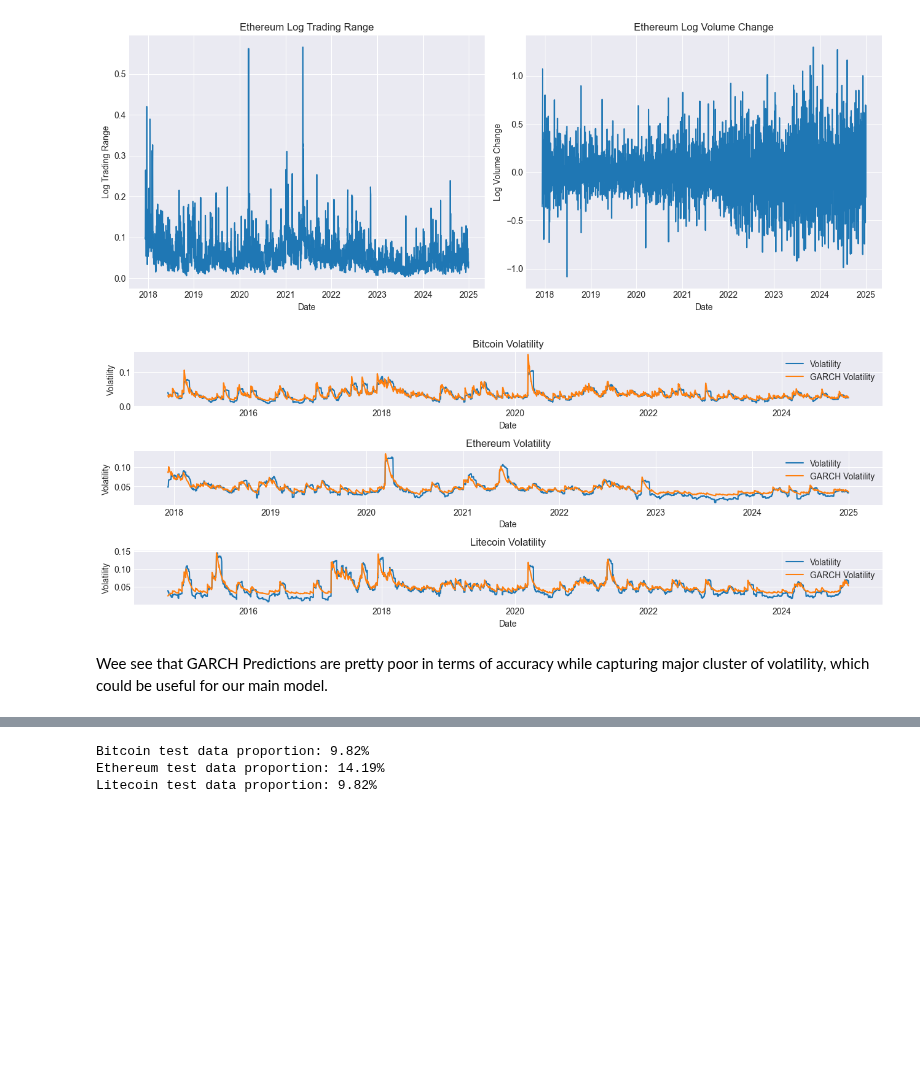
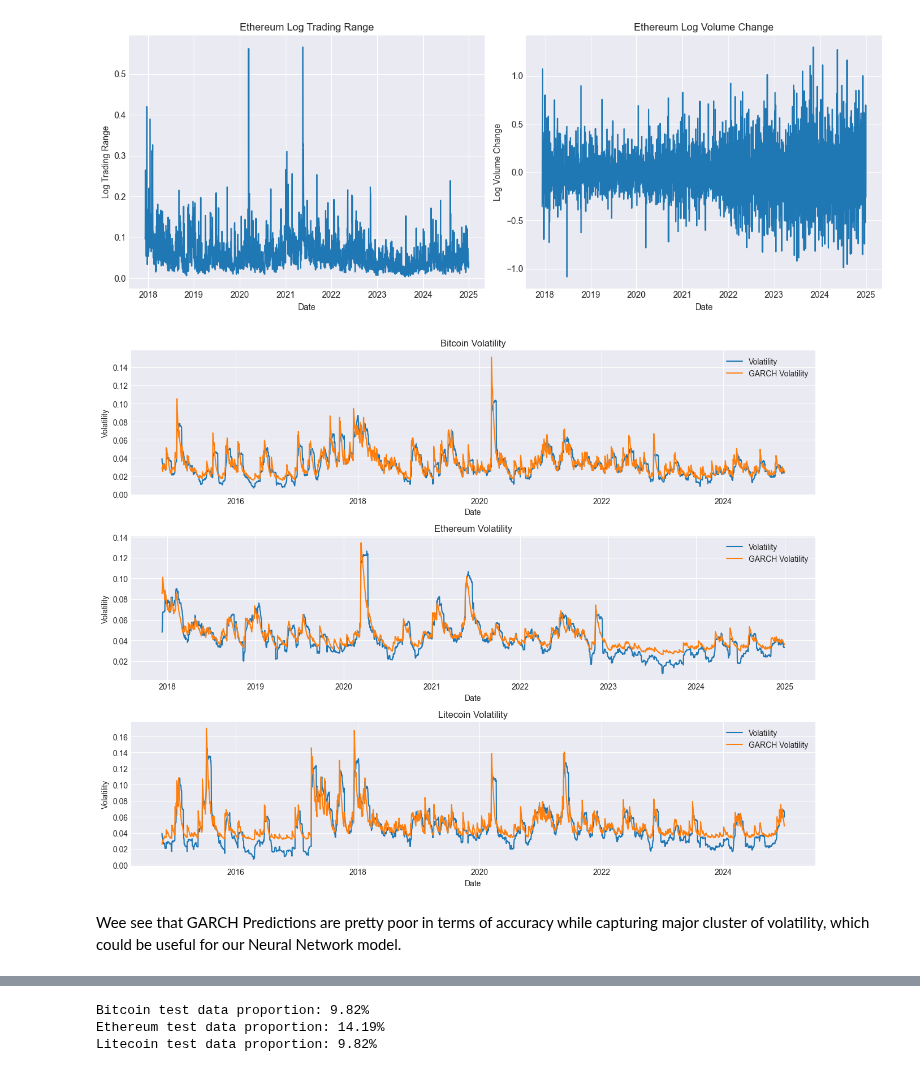
Before and after one commit to emmaebrl/crypto-volatility-lab, a Jupyter notebook: sandbox/Notebook_Final_Projet.ipynb, the cells around one changed output, grey strips where cells are left out. Drawn from its saved outputs; the diff is of its cells as text; code cells hidden in the pictures; blank space fills up the shorter version.

```diff
--- a/sandbox/Notebook_Final_Projet.ipynb
+++ b/sandbox/Notebook_Final_Projet.ipynb
@@ -279,35 +278,35 @@ plt.show()
 [figure]
 # %%
 # plot garch volatility, realized volatility on the same plot for the 3 cryptocurrencies subplots
-fig, ax = plt.subplots(3, 1, figsize=(13, 5))
+fig, ax = plt.subplots(3, 1, figsize=(13, 10))
 
 ax[0].plot(bitcoin_data["Date"], bitcoin_data["Volatility"], label="Volatility")
 ax[0].plot(bitcoin_data["Date"], bitcoin_data["GARCH Volatility"], label="GARCH Volatility")
 ax[0].set_title("Bitcoin Volatility")
 ax[0].set_xlabel("Date")
 ax[0].set_ylabel("Volatility")
 ax[0].legend()
 
 ax[1].plot(ethereum_data["Date"], ethereum_data["Volatility"], label="Volatility")
 ax[1].plot(ethereum_data["Date"], ethereum_data["GARCH Volatility"], label="GARCH Volatility")
 ax[1].set_title("Ethereum Volatility")
 ax[1].set_xlabel("Date")
 ax[1].set_ylabel("Volatility")
 ax[1].legend()
 
 ax[2].plot(litecoin_data["Date"], litecoin_data["Volatility"], label="Volatility")
 ax[2].plot(litecoin_data["Date"], litecoin_data["GARCH Volatility"], label="GARCH Volatility")
 ax[2].set_title("Litecoin Volatility")
 ax[2].set_xlabel("Date")
 ax[2].set_ylabel("Volatility")
 ax[2].legend()
 
 plt.tight_layout()
 plt.show()
 # %% [output]
-[figure, old version]
+[figure, new version]
 # %% [markdown]
-Wee see that GARCH Predictions are pretty poor in terms of accuracy while capturing major cluster of volatility, which could be useful for our main model.
+Wee see that GARCH Predictions are pretty poor in terms of accuracy while capturing major cluster of volatility, which could be useful for our Neural Network model.
 # %% [markdown]
 ### **📊 Train-Test Split**
 
```
Also changed, not shown: parts of 38 cells of this notebook, 3 other files.
